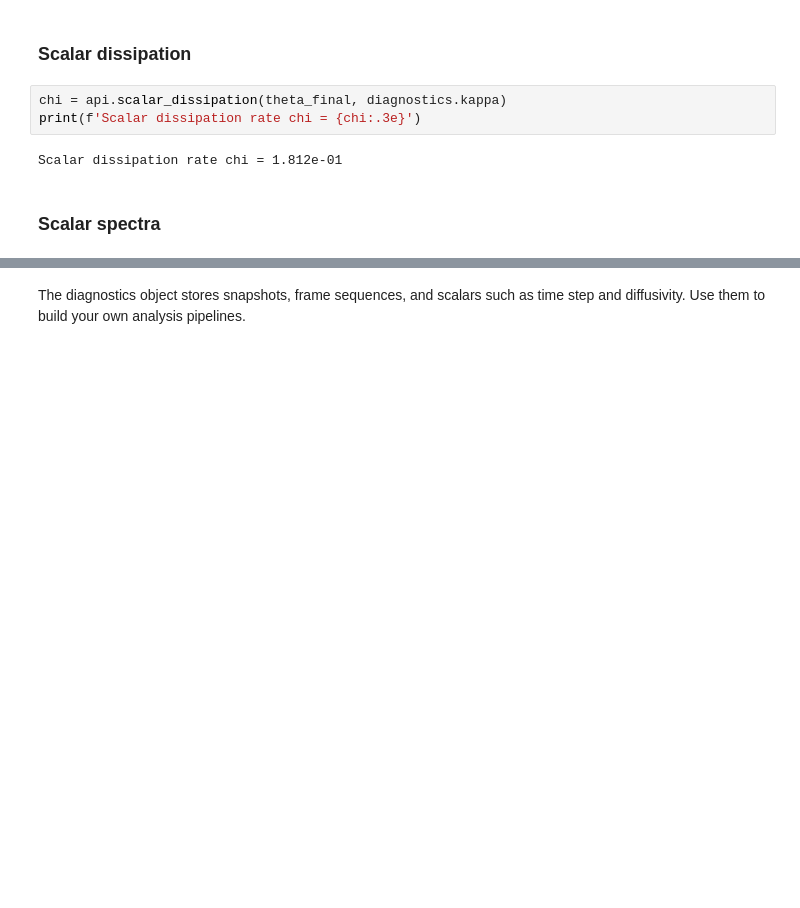
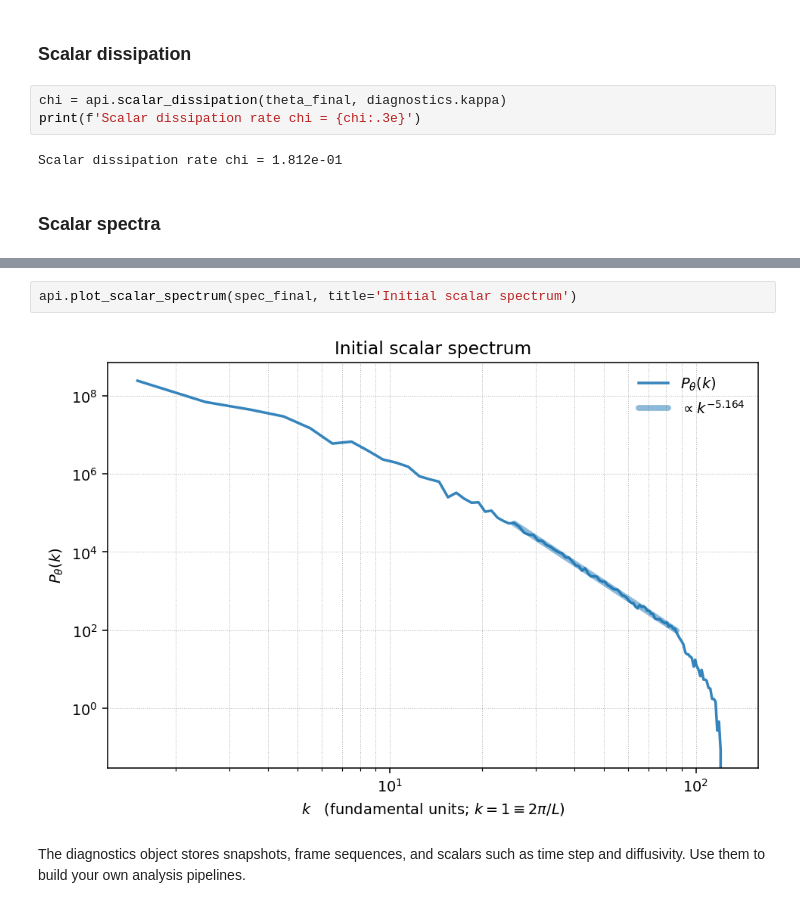
Before and after one commit to dfielding14/GeoFlowTracerLab, a Jupyter notebook: examples/02_scalar_advection.ipynb, the cells around one changed output, grey strips where cells are left out. Drawn from its saved outputs; the diff is of its cells as text; blank space fills up the shorter version.

```diff
--- a/examples/02_scalar_advection.ipynb
+++ b/examples/02_scalar_advection.ipynb
@@ -111,2 +127,6 @@ plt.show()
+# %%
+api.plot_scalar_spectrum(spec_final, title='Initial scalar spectrum')
+# %% [output]
+[figure, added]
 # %% [markdown]
 The diagnostics object stores snapshots, frame sequences, and scalars such as time step and diffusivity. Use them to build your own analysis pipelines.
```
Also changed, not shown: parts of 4 cells of this notebook, 1 other file.
